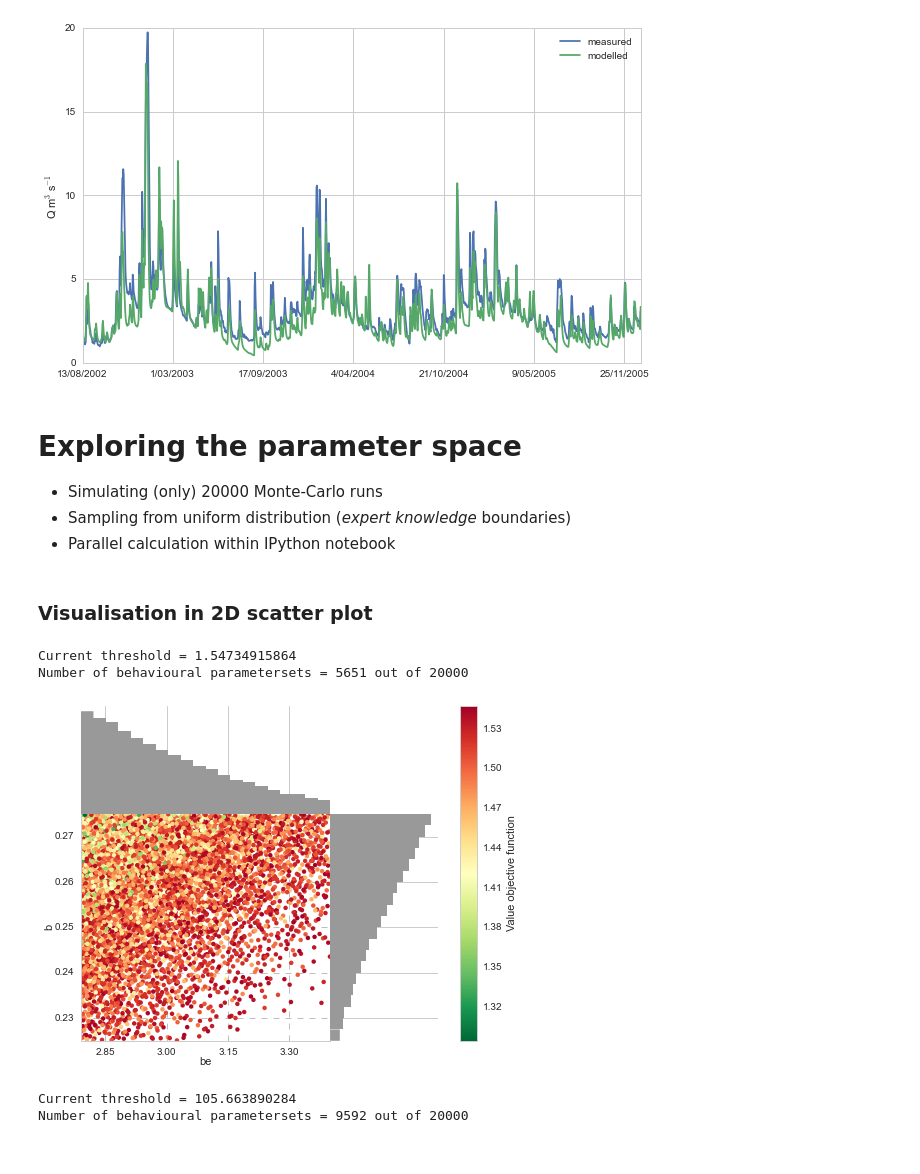
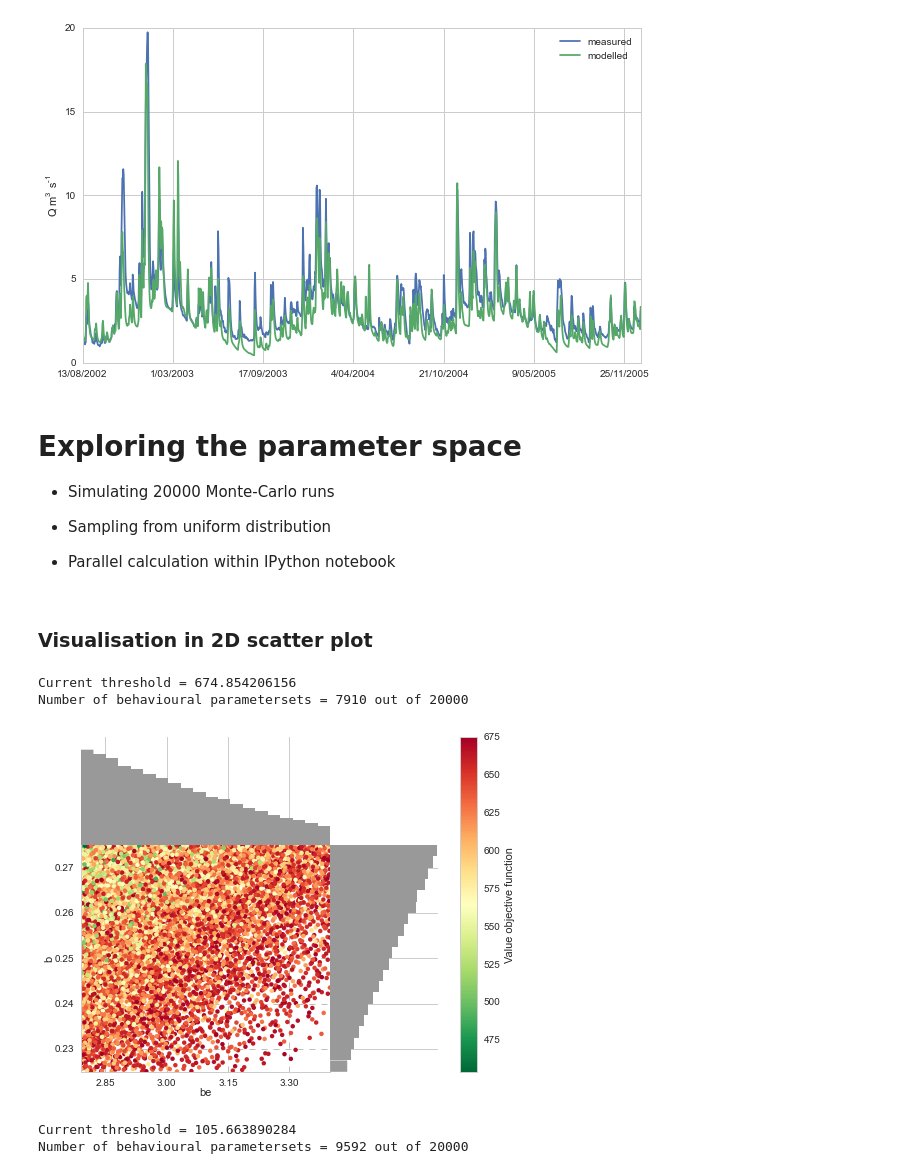
Before and after one commit to stijnvanhoey/EGU2015, a Jupyter notebook: EGU2015_FOSS_notebooks.ipynb, the cells around one changed output. Cells and saved outputs as stored; diff of their text form; code cells hidden in the pictures.

```diff
--- a/EGU2015_FOSS_notebooks.ipynb
+++ b/EGU2015_FOSS_notebooks.ipynb
@@ -170,8 +151,9 @@ for i in range(0, names.size):
 # %% [markdown]
 # Exploring the parameter space
 
-* Simulating (only) 20000 <span class="emph">Monte-Carlo</span> runs
-* Sampling from <span class="emph">uniform distribution</span> (*expert knowledge* boundaries)
+* Simulating 20000 <span class="emph">Monte-Carlo</span> runs
+* Sampling from <span class="emph">uniform distribution</span>
+
 * <span class="emph">Parallel</span> calculation within IPython notebook
 # %%
 objective_functions = create_seasonOF(modelled, measured)
@@ -181,13 +163,13 @@ objective_functions = create_seasonOF(modelled, measured)
 from scatter_hist_season import create_scatterhist
 # %%
 scatter = create_scatterhist(pars, 2, 1, objective_functions, names,
-                                            objective_function='RMSE',
+                                            objective_function='SSE',
                                             threshold=0.4,
                                             season = 'Winter')
 # %% [output]
-Current threshold = 1.54734915864
-Number of behavioural parametersets = 5651 out of 20000
+Current threshold = 674.854206156
+Number of behavioural parametersets = 7910 out of 20000
-[figure, old version]
+[figure, new version]
 # %%
 scatter = create_scatterhist(pars, 2, 1, objective_functions, names,
                                             objective_function='SSE',
```
Also changed, not shown: parts of 18 cells of this notebook, 1 other file.
